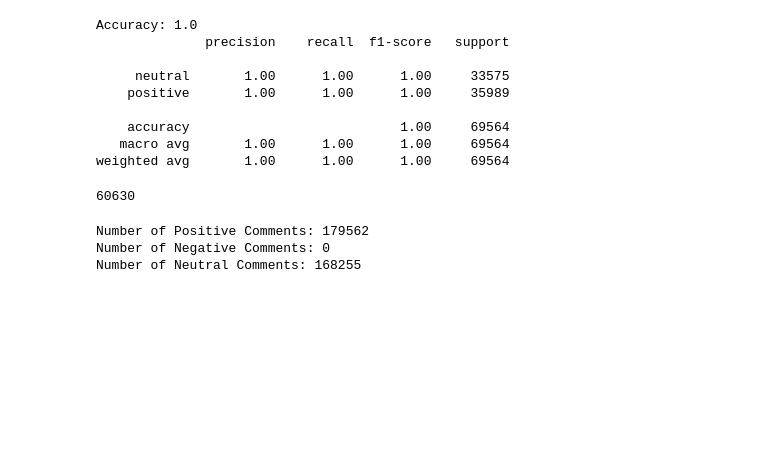
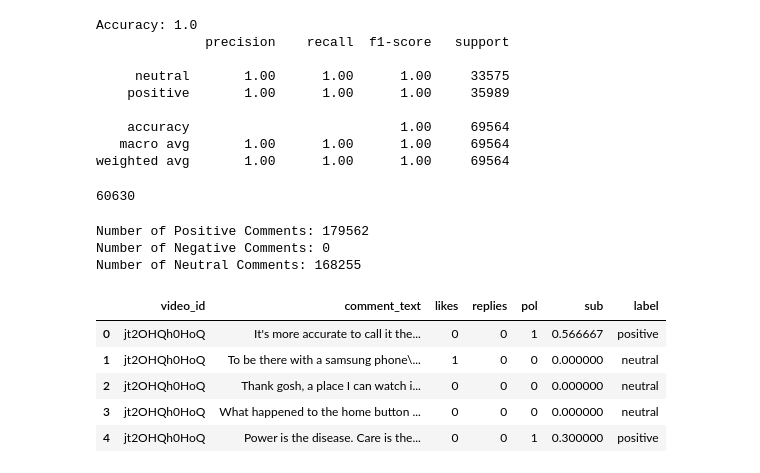
Before and after one commit to kavyabanka/Sentiment_Analysis, a Jupyter notebook: YSA.ipynb, the cells around one changed output. Cells and saved outputs as stored; diff of their text form; code cells hidden in the pictures; blank space fills up the shorter version.

```diff
--- a/YSA.ipynb
+++ b/YSA.ipynb
@@ -263,3 +263,12 @@ print("Number of Neutral Comments:", neutral_count)
 Number of Positive Comments: 179562
 Number of Negative Comments: 0
 Number of Neutral Comments: 168255
+# %%
+df.head()
+# %% [output]
+|  | video_id | comment_text | likes | replies | pol | sub | label |
+| 0 | jt2OHQh0HoQ | It's more accurate to call it the... | 0 | 0 | 1 | 0.566667 | positive |
+| 1 | jt2OHQh0HoQ | To be there with a samsung phone\... | 1 | 0 | 0 | 0.000000 | neutral |
+| 2 | jt2OHQh0HoQ | Thank gosh, a place I can watch i... | 0 | 0 | 0 | 0.000000 | neutral |
+| 3 | jt2OHQh0HoQ | What happened to the home button ... | 0 | 0 | 0 | 0.000000 | neutral |
+| 4 | jt2OHQh0HoQ | Power is the disease. Care is the... | 0 | 0 | 1 | 0.300000 | positive |
```
